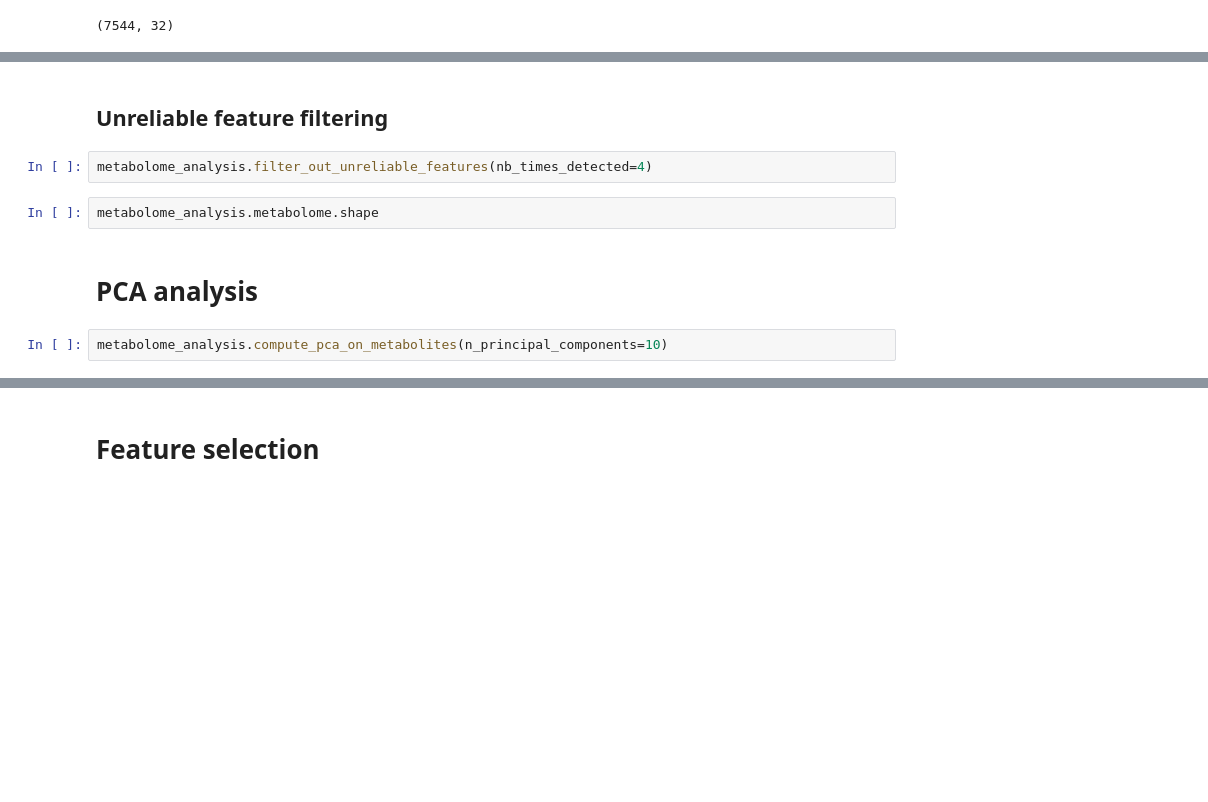
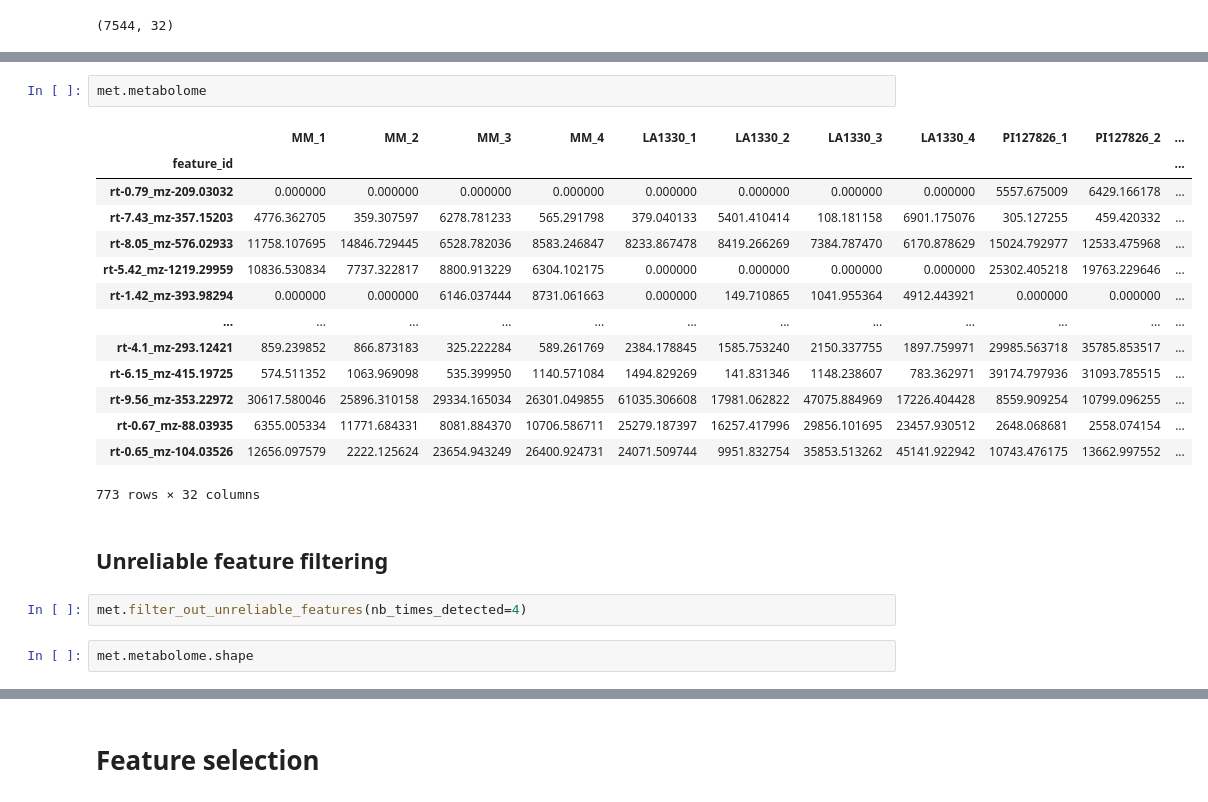
Before and after one commit to BleekerLab/PhenoFeatureFinder, a Jupyter notebook: docs/example.ipynb, the cells around one changed output, grey strips where cells are left out. Saved outputs shown, nothing was run; the diff lists cells and outputs as text; blank space fills up the shorter version.

```diff
--- a/docs/example.ipynb
+++ b/docs/example.ipynb
@@ -82,10 +80,23 @@ met.compute_metabolome_sparsity()
+# %%
+met.metabolome
+# %% [output]
+|  | MM_1 | MM_2 | MM_3 | MM_4 | LA1330_1 | LA1330_2 | LA1330_3 | LA1330_4 | PI127826_1 | PI127826_2 | ... |
+| feature_id |  |  |  |  |  |  |  |  |  |  | ... |
+| rt-0.79_mz-209.03032 | 0.000000 | 0.000000 | 0.000000 | 0.000000 | 0.000000 | 0.000000 | 0.000000 | 0.000000 | 5557.675009 | 6429.166178 | ... |
+| rt-7.43_mz-357.15203 | 4776.362705 | 359.307597 | 6278.781233 | 565.291798 | 379.040133 | 5401.410414 | 108.181158 | 6901.175076 | 305.127255 | 459.420332 | ... |
+| rt-8.05_mz-576.02933 | 11758.107695 | 14846.729445 | 6528.782036 | 8583.246847 | 8233.867478 | 8419.266269 | 7384.787470 | 6170.878629 | 15024.792977 | 12533.475968 | ... |
+| rt-5.42_mz-1219.29959 | 10836.530834 | 7737.322817 | 8800.913229 | 6304.102175 | 0.000000 | 0.000000 | 0.000000 | 0.000000 | 25302.405218 | 19763.229646 | ... |
+| rt-1.42_mz-393.98294 | 0.000000 | 0.000000 | 6146.037444 | 8731.061663 | 0.000000 | 149.710865 | 1041.955364 | 4912.443921 | 0.000000 | 0.000000 | ... |
+| ... | ... | ... | ... | ... | ... | ... | ... | ... | ... | ... | ... |
+| rt-4.1_mz-293.12421 | 859.239852 | 866.873183 | 325.222284 | 589.261769 | 2384.178845 | 1585.753240 | 2150.337755 | 1897.759971 | 29985.563718 | 35785.853517 | ... |
+| rt-6.15_mz-415.19725 | 574.511352 | 1063.969098 | 535.399950 | 1140.571084 | 1494.829269 | 141.831346 | 1148.238607 | 783.362971 | 39174.797936 | 31093.785515 | ... |
+| rt-9.56_mz-353.22972 | 30617.580046 | 25896.310158 | 29334.165034 | 26301.049855 | 61035.306608 | 17981.062822 | 47075.884969 | 17226.404428 | 8559.909254 | 10799.096255 | ... |
+| rt-0.67_mz-88.03935 | 6355.005334 | 11771.684331 | 8081.884370 | 10706.586711 | 25279.187397 | 16257.417996 | 29856.101695 | 23457.930512 | 2648.068681 | 2558.074154 | ... |
+| rt-0.65_mz-104.03526 | 12656.097579 | 2222.125624 | 23654.943249 | 26400.924731 | 24071.509744 | 9951.832754 | 35853.513262 | 45141.922942 | 10743.476175 | 13662.997552 | ... |
+773 rows × 32 columns
 # %% [markdown]
 ## Unreliable feature filtering
 # %%
-metabolome_analysis.filter_out_unreliable_features(nb_times_detected=4)
+met.filter_out_unreliable_features(nb_times_detected=4)
 # %%
-metabolome_analysis.metabolome.shape
+met.metabolome.shape
-# %% [markdown]
-# PCA analysis
-# %%
-metabolome_analysis.compute_pca_on_metabolites(n_principal_components=10)
```
Also changed, not shown: parts of 12 cells of this notebook, 3 other files.
